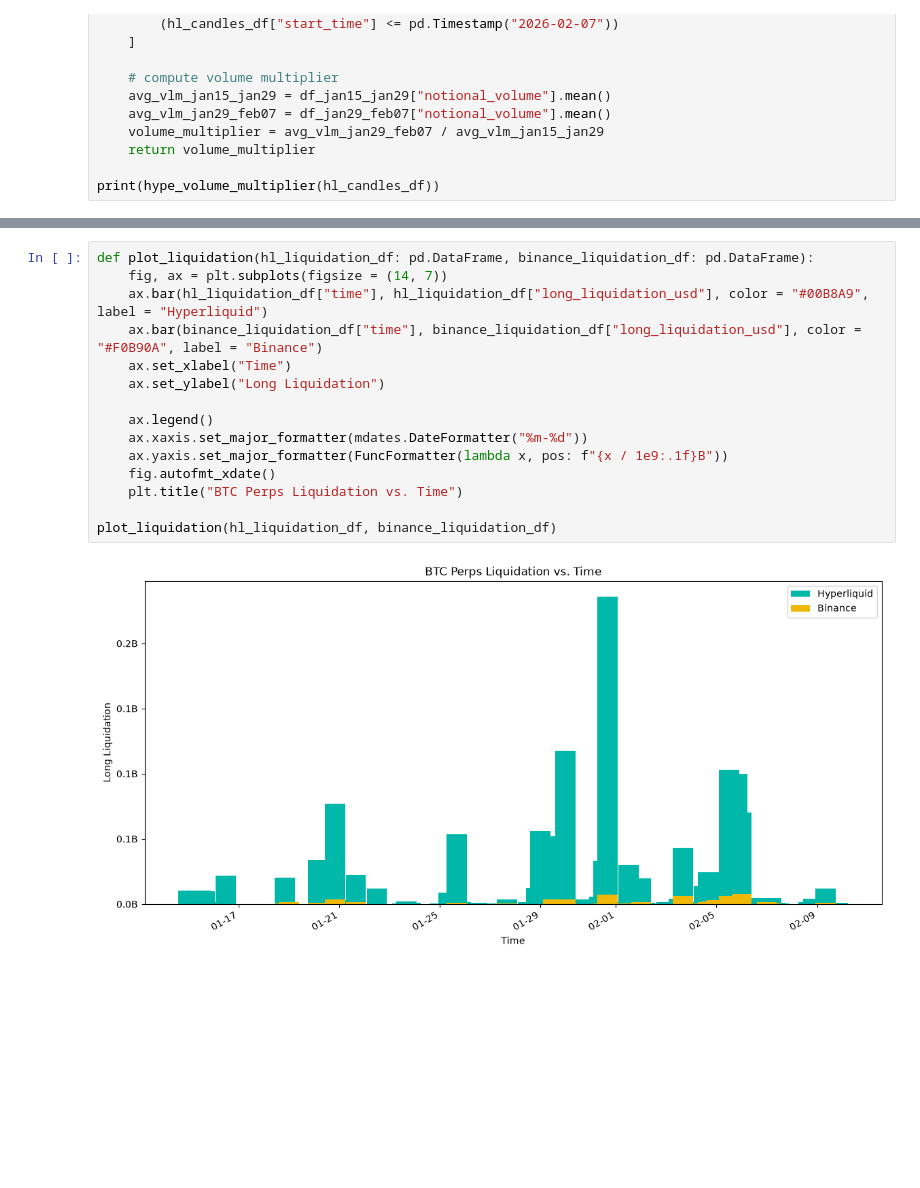
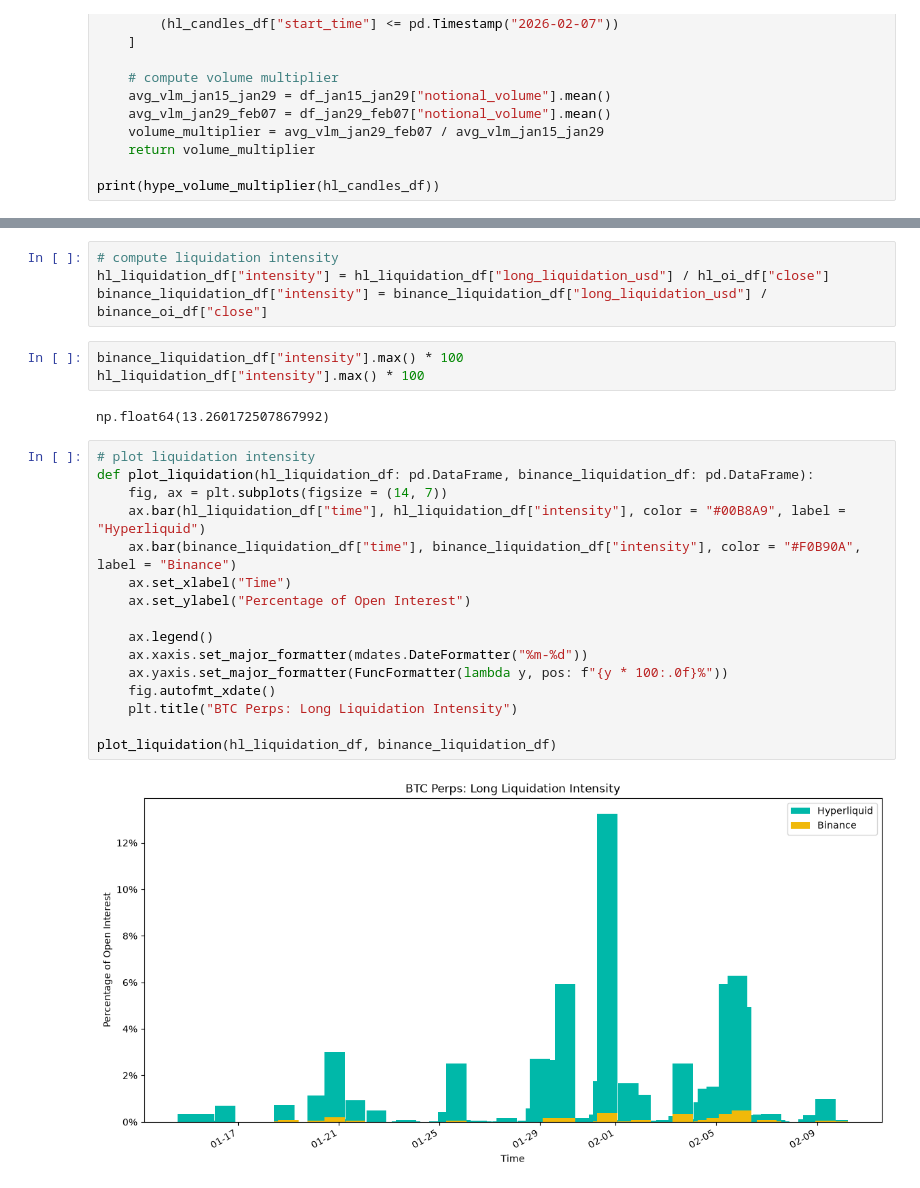
Before and after one commit to cwispychikin/perp-exchanges-data, a Jupyter notebook: exchanges/analysis.ipynb, the cells around one changed output, grey strips where cells are left out. Saved outputs shown, nothing was run; the diff lists cells and outputs as text; blank space fills up the shorter version.

```diff
--- a/exchanges/analysis.ipynb
+++ b/exchanges/analysis.ipynb
@@ -180,17 +190,27 @@ plot_turnover(hl_turnover_df, binance_turnover_df)
+# %%
+# compute liquidation intensity
+hl_liquidation_df["intensity"] = hl_liquidation_df["long_liquidation_usd"] / hl_oi_df["close"]
+binance_liquidation_df["intensity"] = binance_liquidation_df["long_liquidation_usd"] / binance_oi_df["close"]
+# %%
+binance_liquidation_df["intensity"].max() * 100
+hl_liquidation_df["intensity"].max() * 100
+# %% [output]
+np.float64(13.260172507867992)
 # %%
+# plot liquidation intensity
 def plot_liquidation(hl_liquidation_df: pd.DataFrame, binance_liquidation_df: pd.DataFrame):
     fig, ax = plt.subplots(figsize = (14, 7))
-    ax.bar(hl_liquidation_df["time"], hl_liquidation_df["long_liquidation_usd"], color = "#00B8A9", label = "Hyperliquid")
-    ax.bar(binance_liquidation_df["time"], binance_liquidation_df["long_liquidation_usd"], color = "#F0B90A", label = "Binance")
+    ax.bar(hl_liquidation_df["time"], hl_liquidation_df["intensity"], color = "#00B8A9", label = "Hyperliquid")
+    ax.bar(binance_liquidation_df["time"], binance_liquidation_df["intensity"], color = "#F0B90A", label = "Binance")
     ax.set_xlabel("Time")
-    ax.set_ylabel("Long Liquidation")
+    ax.set_ylabel("Percentage of Open Interest")
 
     ax.legend()
     ax.xaxis.set_major_formatter(mdates.DateFormatter("%m-%d"))
-    ax.yaxis.set_major_formatter(FuncFormatter(lambda x, pos: f"{x / 1e9:.1f}B"))
+    ax.yaxis.set_major_formatter(FuncFormatter(lambda y, pos: f"{y * 100:.0f}%"))
     fig.autofmt_xdate()
-    plt.title("BTC Perps Liquidation vs. Time")
+    plt.title("BTC Perps: Long Liquidation Intensity")
 
 plot_liquidation(hl_liquidation_df, binance_liquidation_df)
 # %% [output]
-[figure, old version]
+[figure, new version]
```
Also changed, not shown: parts of 14 cells of this notebook, 2 other files.
